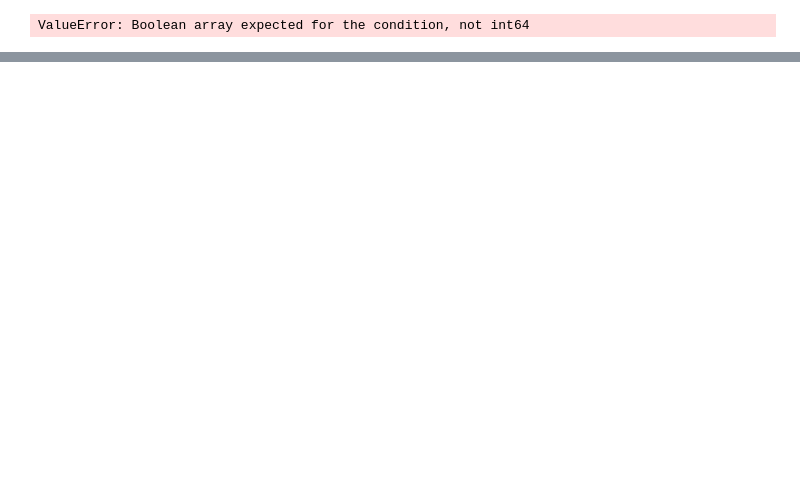
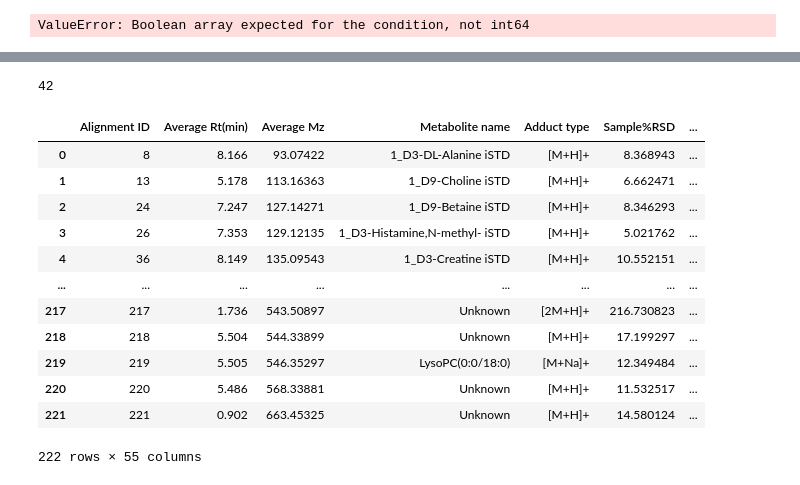
Before and after one commit to manika26/untargeted_dataset, a Jupyter notebook: Dataset processing.ipynb, the cells around one changed output, grey strips where cells are left out. Drawn from its saved outputs; the diff is of its cells as text; code cells hidden in the pictures; blank space fills up the shorter version.

```diff
--- a/Dataset processing.ipynb
+++ b/Dataset processing.ipynb
@@ -201,0 +214,39 @@ data_vertical = pd.concat([istd, df],    # Combine vertically
+# %%
+#automating for finding the samples by marking the starting and ending points
+start= data_vertical.columns.get_loc("MS/MS spectrum")+1
+start
+
+end=data_vertical.columns.get_loc("QC")-1
+end
+# %% [output]
+42
+# %%
+data_vertical.drop('Sample%RSD', inplace=True, axis=1)
+data_vertical.drop('Blank fold change', inplace=True, axis=1)
+# %%
+#insert RSD column and insert value
+
+mouse_samples=['Flenniken004_posHILIC_230295_118', 'Flenniken027_posHILIC_244901_117', 'Flenniken050_posHILIC_253313_119', 'Flenniken112_posHILIC_230188_116', 'Flenniken199_posHILIC_253314_120', 'Flenniken212_posHILIC_230187_115']
+blanks=['MtdBlnk018_posHILIC_postFlenniken170','MtdBlnk019_posHILIC_postFlenniken180']
+data_vertical.insert(5, 'Sample%RSD',"")
+data_vertical.insert(6, 'Blank fold change',"")
+#data_vertical['Sample%RSD'] = (data_vertical.iloc[:,35:41].std(axis=1)/data_vertical.iloc[:,35:41].mean(axis=1))*100
+
+data_vertical['Sample%RSD']=(data_vertical[mouse_samples].std(axis=1)/data_vertical[mouse_samples].mean(axis=1))*100
+data_vertical['Blank fold change']=data_vertical[mouse_samples].max(axis=1)/data_vertical[blanks].mean(axis=1)
+
+data_vertical
+# %% [output]
+|  | Alignment ID | Average Rt(min) | Average Mz | Metabolite name | Adduct type | Sample%RSD | ... |
+| 0 | 8 | 8.166 | 93.07422 | 1_D3-DL-Alanine iSTD | [M+H]+ | 8.368943 | ... |
+| 1 | 13 | 5.178 | 113.16363 | 1_D9-Choline iSTD | [M+H]+ | 6.662471 | ... |
+| 2 | 24 | 7.247 | 127.14271 | 1_D9-Betaine iSTD | [M+H]+ | 8.346293 | ... |
+| 3 | 26 | 7.353 | 129.12135 | 1_D3-Histamine,N-methyl- iSTD | [M+H]+ | 5.021762 | ... |
+| 4 | 36 | 8.149 | 135.09543 | 1_D3-Creatine iSTD | [M+H]+ | 10.552151 | ... |
+| ... | ... | ... | ... | ... | ... | ... | ... |
+| 217 | 217 | 1.736 | 543.50897 | Unknown | [2M+H]+ | 216.730823 | ... |
+| 218 | 218 | 5.504 | 544.33899 | Unknown | [M+H]+ | 17.199297 | ... |
+| 219 | 219 | 5.505 | 546.35297 | LysoPC(0:0/18:0) | [M+Na]+ | 12.349484 | ... |
+| 220 | 220 | 5.486 | 568.33881 | Unknown | [M+H]+ | 11.532517 | ... |
+| 221 | 221 | 0.902 | 663.45325 | Unknown | [M+H]+ | 14.580124 | ... |
+222 rows × 55 columns
```
Also changed, not shown: parts of 11 cells of this notebook.
